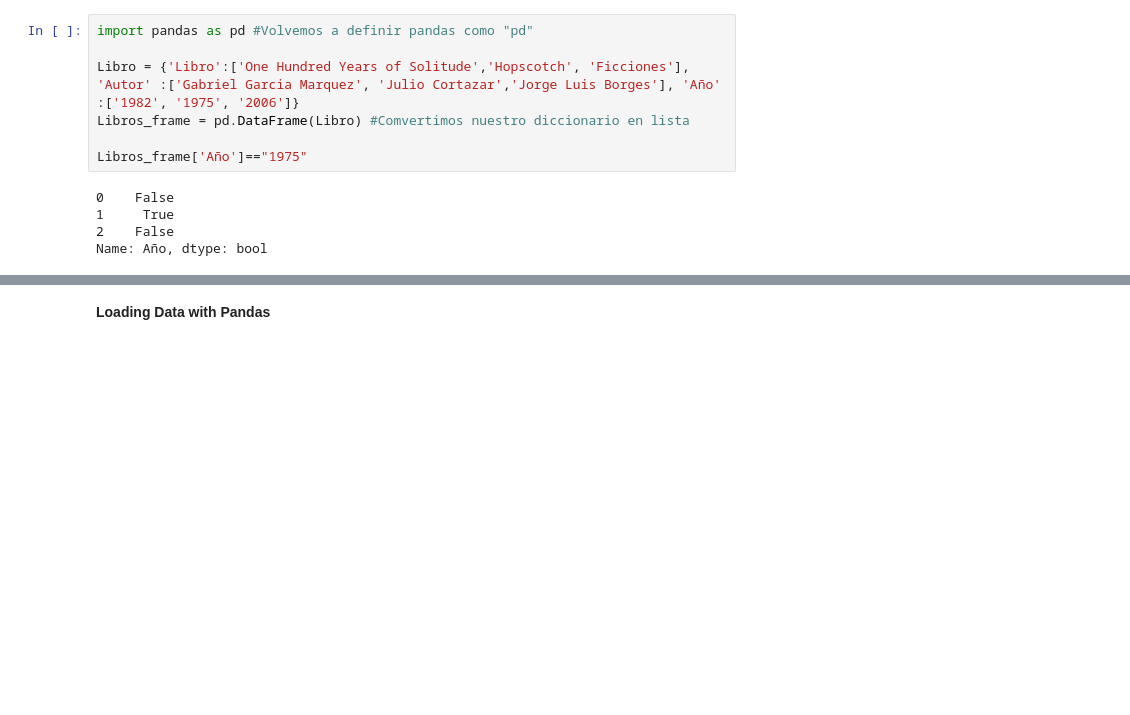
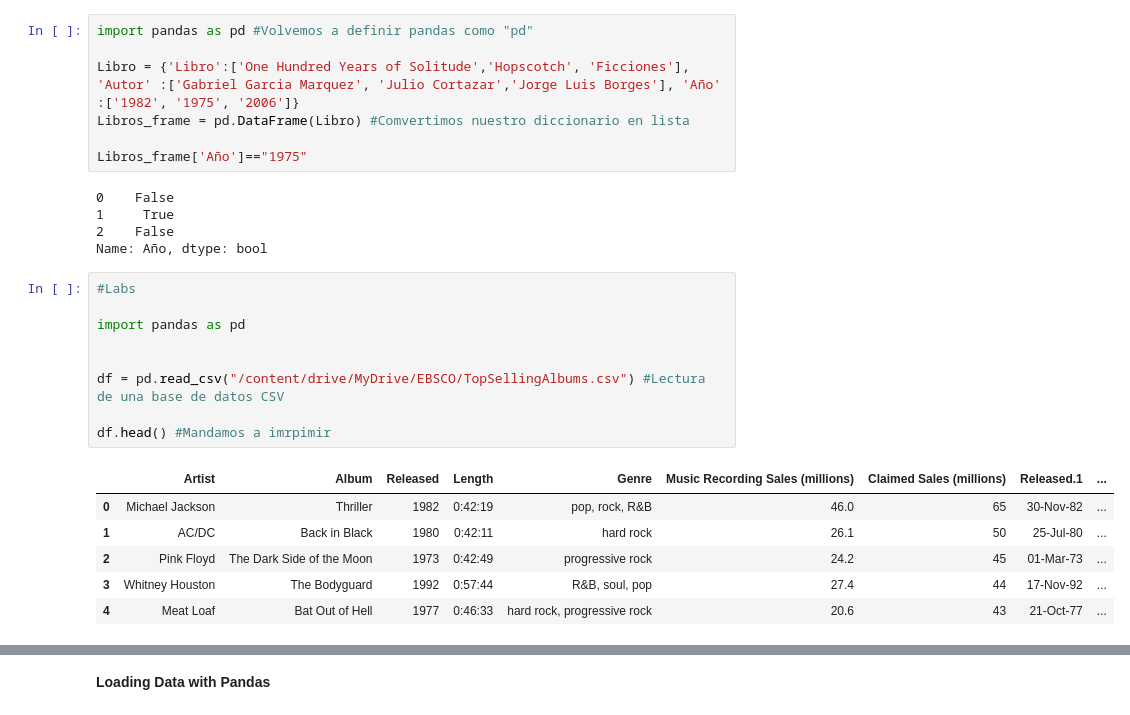
Before and after one commit to PosgradoMNA/actividades-de-aprendizaje-JoseDavidHernandezNavarro-A01793021, a Jupyter notebook: Semana_2_Actividad_1_Python_for_Data_Science_(IBM).ipynb, the cells around one changed output, grey strips where cells are left out. Drawn from its saved outputs; the diff is of its cells as text; blank space fills up the shorter version.

```diff
--- a/Semana_2_Actividad_1_Python_for_Data_Science_(IBM).ipynb
+++ b/Semana_2_Actividad_1_Python_for_Data_Science_(IBM).ipynb
@@ -450,3 +450,19 @@ Libros_frame['Año']=="1975"
 1     True
 2    False
 Name: Año, dtype: bool
+# %%
+#Labs
+
+import pandas as pd
+
+
+df = pd.read_csv("/content/drive/MyDrive/EBSCO/TopSellingAlbums.csv") #Lectura de una base de datos CSV
+
+df.head() #Mandamos a imrpimir
+# %% [output]
+|  | Artist | Album | Released | Length | Genre | Music Recording Sales (millions) | Claimed Sales (millions) | Released.1 | ... |
+| 0 | Michael Jackson | Thriller | 1982 | 0:42:19 | pop, rock, R&B | 46.0 | 65 | 30-Nov-82 | ... |
+| 1 | AC/DC | Back in Black | 1980 | 0:42:11 | hard rock | 26.1 | 50 | 25-Jul-80 | ... |
+| 2 | Pink Floyd | The Dark Side of the Moon | 1973 | 0:42:49 | progressive rock | 24.2 | 45 | 01-Mar-73 | ... |
+| 3 | Whitney Houston | The Bodyguard | 1992 | 0:57:44 | R&B, soul, pop | 27.4 | 44 | 17-Nov-92 | ... |
+| 4 | Meat Loaf | Bat Out of Hell | 1977 | 0:46:33 | hard rock, progressive rock | 20.6 | 43 | 21-Oct-77 | ... |
```
Also changed, not shown: parts of 9 cells of this notebook.
